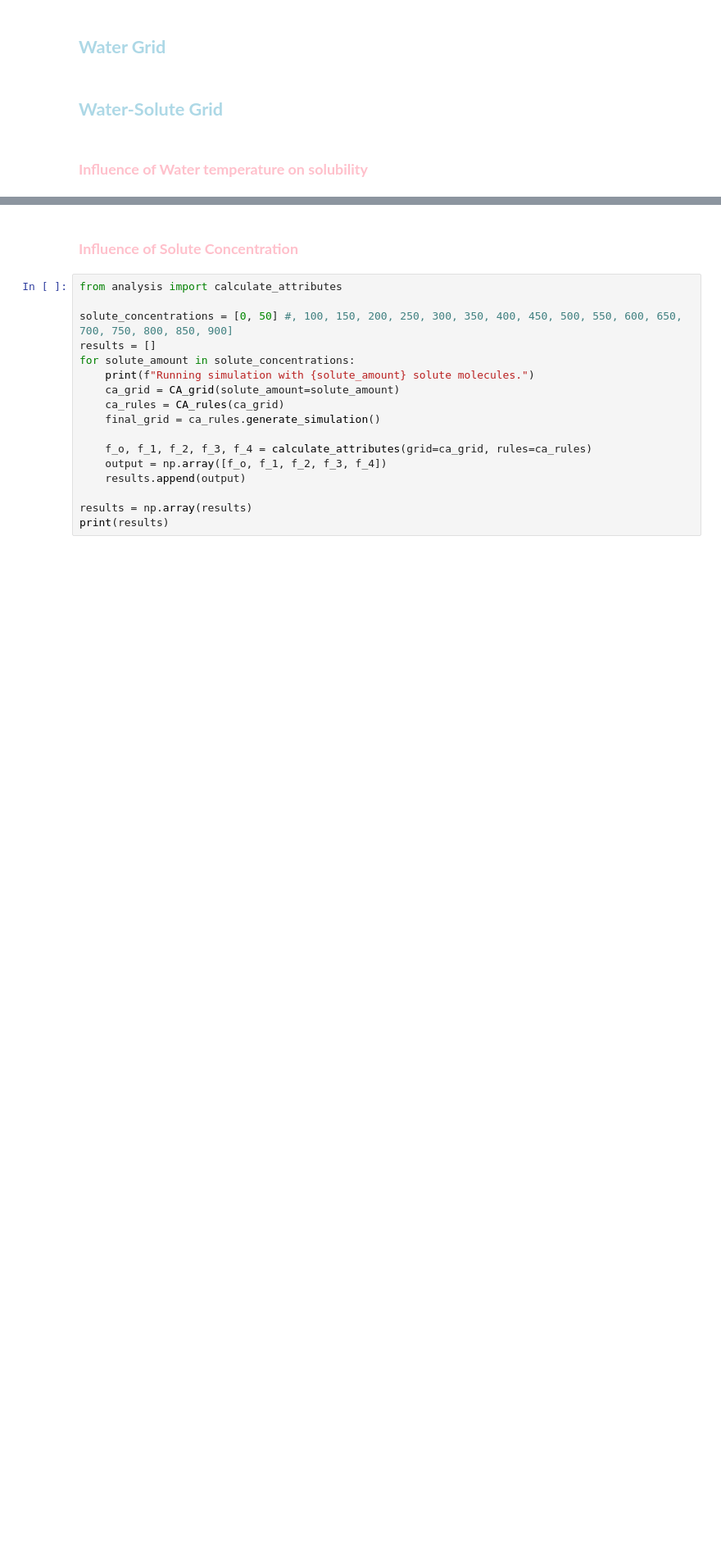
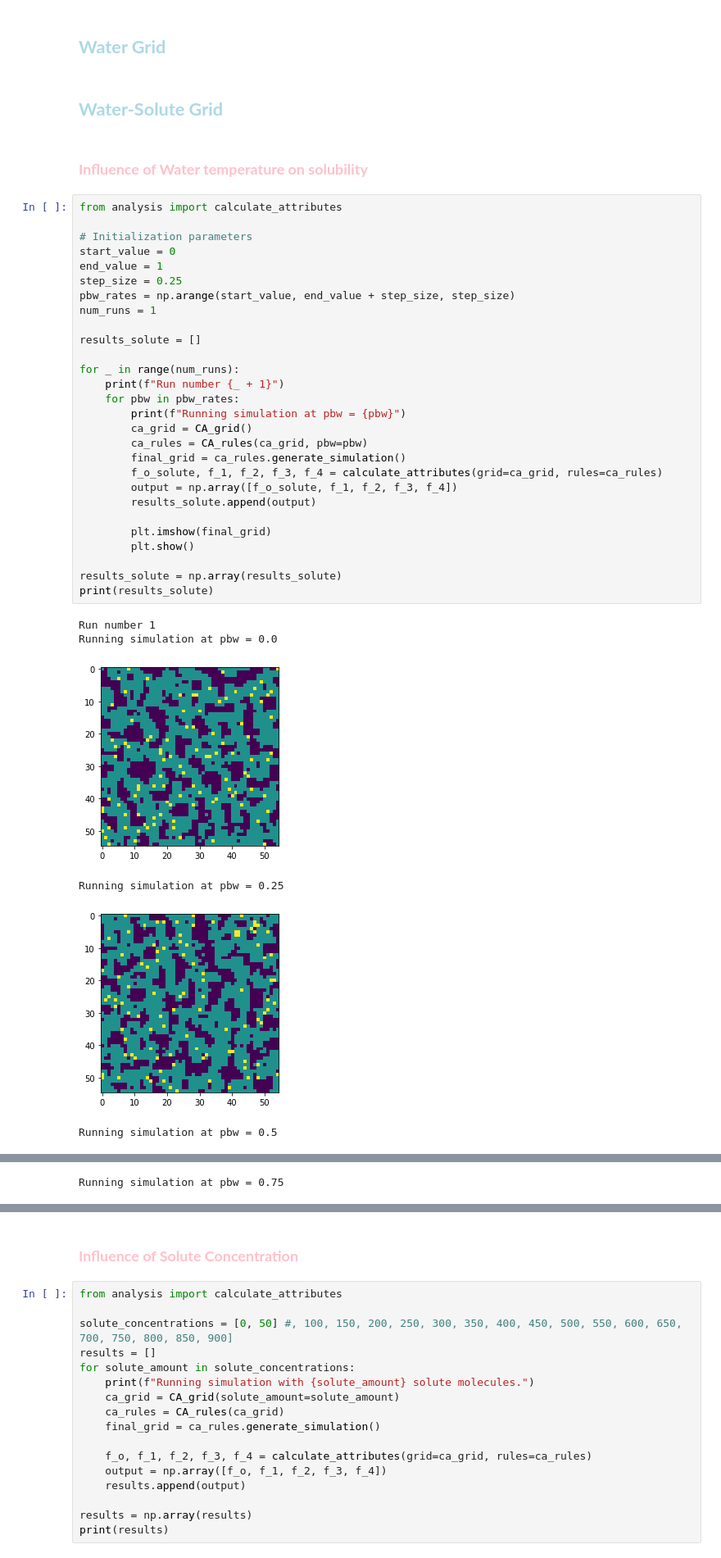
Before and after one commit to ThomasGlansdorp/CSS_19, a Jupyter notebook: main.ipynb, the cells around one changed output, grey strips where cells are left out. Shown at 82% size. Drawn from its saved outputs; the diff is of its cells as text; blank space fills up the shorter version.

```diff
--- a/main.ipynb
+++ b/main.ipynb
@@ -59,3 +61,38 @@ Kier, L. B., & Cheng, C. K. (1994). A Cellular Automata Model of an Aqueous Solu
 ## <font color = LightBlue > **Water-Solute Grid** </font>
 # %% [markdown]
 ### <font color = Pink > **Influence of Water temperature on solubility** </font>
+# %%
+from analysis import calculate_attributes
+
+# Initialization parameters
+start_value = 0
+end_value = 1
+step_size = 0.25
+pbw_rates = np.arange(start_value, end_value + step_size, step_size)
+num_runs = 1
+
+results_solute = []
+
+for _ in range(num_runs):
+    print(f"Run number {_ + 1}")
+    for pbw in pbw_rates:
+        print(f"Running simulation at pbw = {pbw}")
+        ca_grid = CA_grid()
+        ca_rules = CA_rules(ca_grid, pbw=pbw)
+        final_grid = ca_rules.generate_simulation()
+        f_o_solute, f_1, f_2, f_3, f_4 = calculate_attributes(grid=ca_grid, rules=ca_rules)
+        output = np.array([f_o_solute, f_1, f_2, f_3, f_4])
+        results_solute.append(output)
+
+        plt.imshow(final_grid)
+        plt.show()
+
+results_solute = np.array(results_solute)
+print(results_solute)
+# %% [output]
+Run number 1
+Running simulation at pbw = 0.0
+[figure, added]
+Running simulation at pbw = 0.25
+[figure, added]
+Running simulation at pbw = 0.5
@@ -61,0 +100 @@ Kier, L. B., & Cheng, C. K. (1994). A Cellular Automata Model of an Aqueous Solu
+Running simulation at pbw = 0.75
```
Also changed, not shown: parts of 6 cells of this notebook, 2 other files.
